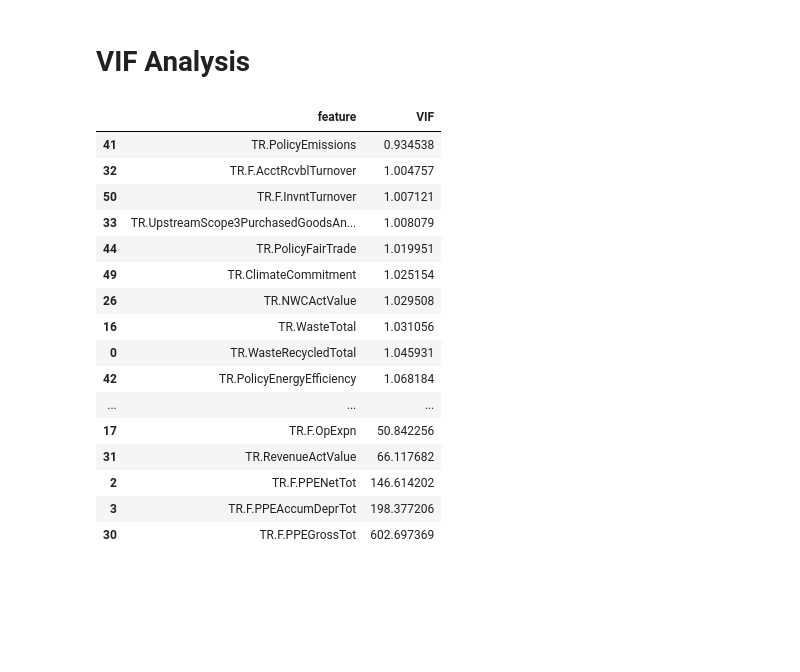
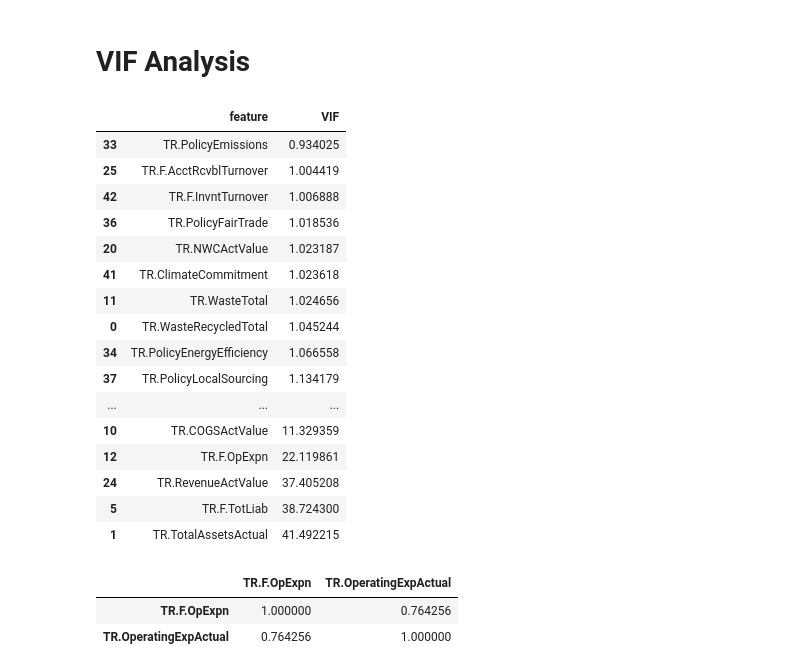
Before and after one commit to borstl/GHGScope3-ML, a Jupyter notebook: Jupyter/Feature-Engineering.ipynb, the cells around one changed output. Drawn from its saved outputs; the diff is of its cells as text; code cells hidden in the pictures; blank space fills up the shorter version.

```diff
--- a/Jupyter/Feature-Engineering.ipynb
+++ b/Jupyter/Feature-Engineering.ipynb
@@ -286,31 +288,38 @@ del bool_cols
 # %%
 from statsmodels.stats.outliers_influence import variance_inflation_factor
 
 vif_data = pd.DataFrame()
 num_frame = imputed_df.select_dtypes(include=['number']).copy()
+num_frame.drop(columns=['TR.UpstreamScope3PurchasedGoodsAndServices'], inplace=True)
 x = num_frame.to_numpy(dtype=np.float64)
 vif_data["feature"] = num_frame.columns
 vif_data["VIF"] = [variance_inflation_factor(x, i) for i in range(x.shape[1])]
 vif_data = vif_data.sort_values(by="VIF")
 
 del x, num_frame
 
 vif_data
 # %% [output]
 |  | feature | VIF |
-| 41 | TR.PolicyEmissions | 0.934538 |
-| 32 | TR.F.AcctRcvblTurnover | 1.004757 |
-| 50 | TR.F.InvntTurnover | 1.007121 |
-| 33 | TR.UpstreamScope3PurchasedGoodsAn... | 1.008079 |
-| 44 | TR.PolicyFairTrade | 1.019951 |
-| 49 | TR.ClimateCommitment | 1.025154 |
-| 26 | TR.NWCActValue | 1.029508 |
-| 16 | TR.WasteTotal | 1.031056 |
-| 0 | TR.WasteRecycledTotal | 1.045931 |
-| 42 | TR.PolicyEnergyEfficiency | 1.068184 |
+| 33 | TR.PolicyEmissions | 0.934025 |
+| 25 | TR.F.AcctRcvblTurnover | 1.004419 |
+| 42 | TR.F.InvntTurnover | 1.006888 |
+| 36 | TR.PolicyFairTrade | 1.018536 |
+| 20 | TR.NWCActValue | 1.023187 |
+| 41 | TR.ClimateCommitment | 1.023618 |
+| 11 | TR.WasteTotal | 1.024656 |
+| 0 | TR.WasteRecycledTotal | 1.045244 |
+| 34 | TR.PolicyEnergyEfficiency | 1.066558 |
+| 37 | TR.PolicyLocalSourcing | 1.134179 |
 | ... | ... | ... |
-| 17 | TR.F.OpExpn | 50.842256 |
-| 31 | TR.RevenueActValue | 66.117682 |
-| 2 | TR.F.PPENetTot | 146.614202 |
-| 3 | TR.F.PPEAccumDeprTot | 198.377206 |
-| 30 | TR.F.PPEGrossTot | 602.697369 |
+| 10 | TR.COGSActValue | 11.329359 |
+| 12 | TR.F.OpExpn | 22.119861 |
+| 24 | TR.RevenueActValue | 37.405208 |
+| 5 | TR.F.TotLiab | 38.724300 |
+| 1 | TR.TotalAssetsActual | 41.492215 |
+# %%
+imputed_df[['TR.F.OpExpn', 'TR.OperatingExpActual']].corr()
+# %% [output]
+|  | TR.F.OpExpn | TR.OperatingExpActual |
+| TR.F.OpExpn | 1.000000 | 0.764256 |
+| TR.OperatingExpActual | 0.764256 | 1.000000 |
```
Also changed, not shown: parts of 2 cells of this notebook.
